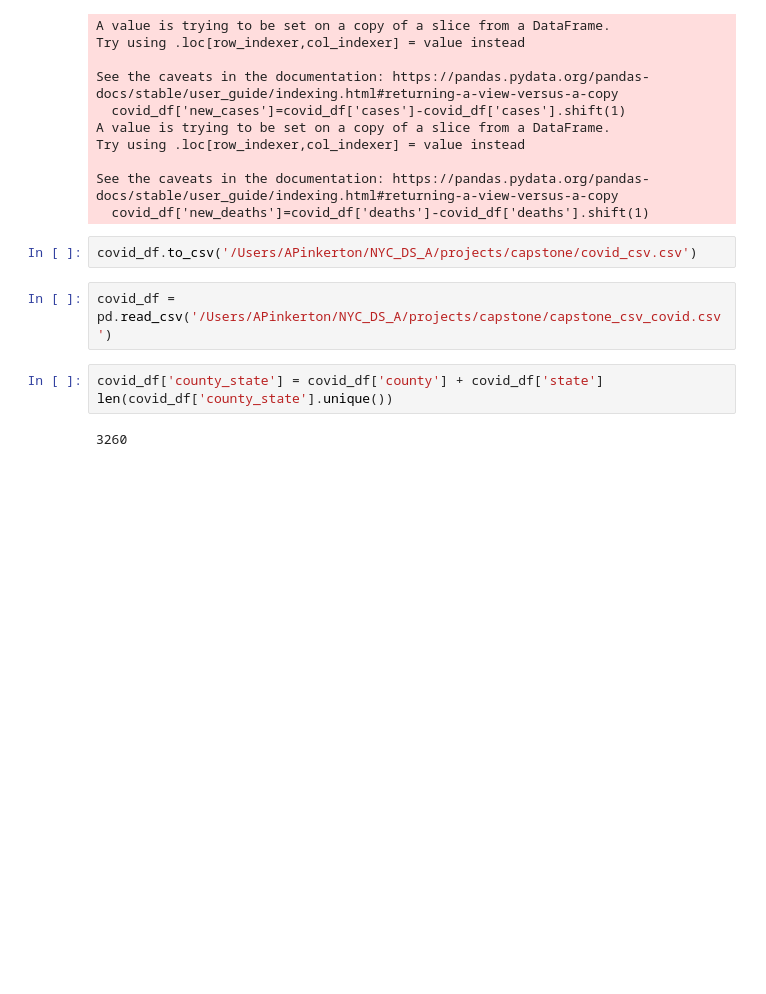
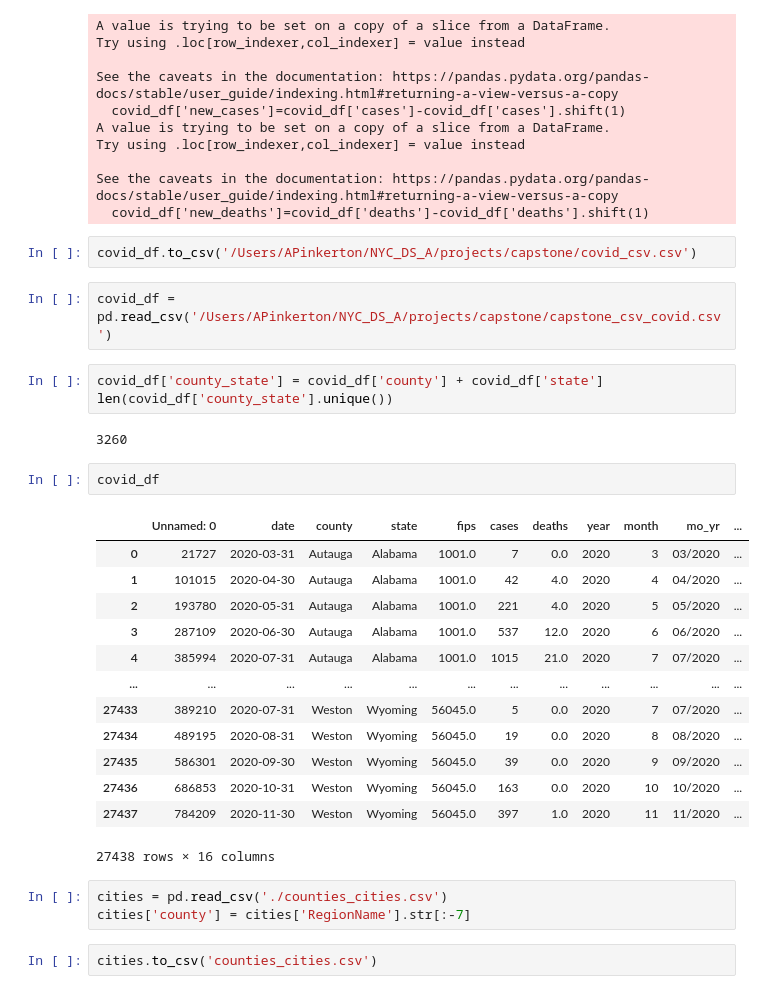
Before and after one commit to axpinkerton/capstone, a Jupyter notebook: alex_eda.ipynb, the cells around one changed output. Drawn from its saved outputs; the diff is of its cells as text; blank space fills up the shorter version.

```diff
--- a/alex_eda.ipynb
+++ b/alex_eda.ipynb
@@ -297,3 +303,24 @@ covid_df['county_state'] = covid_df['county'] + covid_df['state']
 len(covid_df['county_state'].unique())
 # %% [output]
 3260
+# %%
+covid_df
+# %% [output]
+|  | Unnamed: 0 | date | county | state | fips | cases | deaths | year | month | mo_yr | ... |
+| 0 | 21727 | 2020-03-31 | Autauga | Alabama | 1001.0 | 7 | 0.0 | 2020 | 3 | 03/2020 | ... |
+| 1 | 101015 | 2020-04-30 | Autauga | Alabama | 1001.0 | 42 | 4.0 | 2020 | 4 | 04/2020 | ... |
+| 2 | 193780 | 2020-05-31 | Autauga | Alabama | 1001.0 | 221 | 4.0 | 2020 | 5 | 05/2020 | ... |
+| 3 | 287109 | 2020-06-30 | Autauga | Alabama | 1001.0 | 537 | 12.0 | 2020 | 6 | 06/2020 | ... |
+| 4 | 385994 | 2020-07-31 | Autauga | Alabama | 1001.0 | 1015 | 21.0 | 2020 | 7 | 07/2020 | ... |
+| ... | ... | ... | ... | ... | ... | ... | ... | ... | ... | ... | ... |
+| 27433 | 389210 | 2020-07-31 | Weston | Wyoming | 56045.0 | 5 | 0.0 | 2020 | 7 | 07/2020 | ... |
+| 27434 | 489195 | 2020-08-31 | Weston | Wyoming | 56045.0 | 19 | 0.0 | 2020 | 8 | 08/2020 | ... |
+| 27435 | 586301 | 2020-09-30 | Weston | Wyoming | 56045.0 | 39 | 0.0 | 2020 | 9 | 09/2020 | ... |
+| 27436 | 686853 | 2020-10-31 | Weston | Wyoming | 56045.0 | 163 | 0.0 | 2020 | 10 | 10/2020 | ... |
+| 27437 | 784209 | 2020-11-30 | Weston | Wyoming | 56045.0 | 397 | 1.0 | 2020 | 11 | 11/2020 | ... |
+27438 rows × 16 columns
+# %%
+cities = pd.read_csv('./counties_cities.csv')
+cities['county'] = cities['RegionName'].str[:-7]
+# %%
+cities.to_csv('counties_cities.csv')
```
Also changed, not shown: parts of 16 cells of this notebook, 4 other files.
